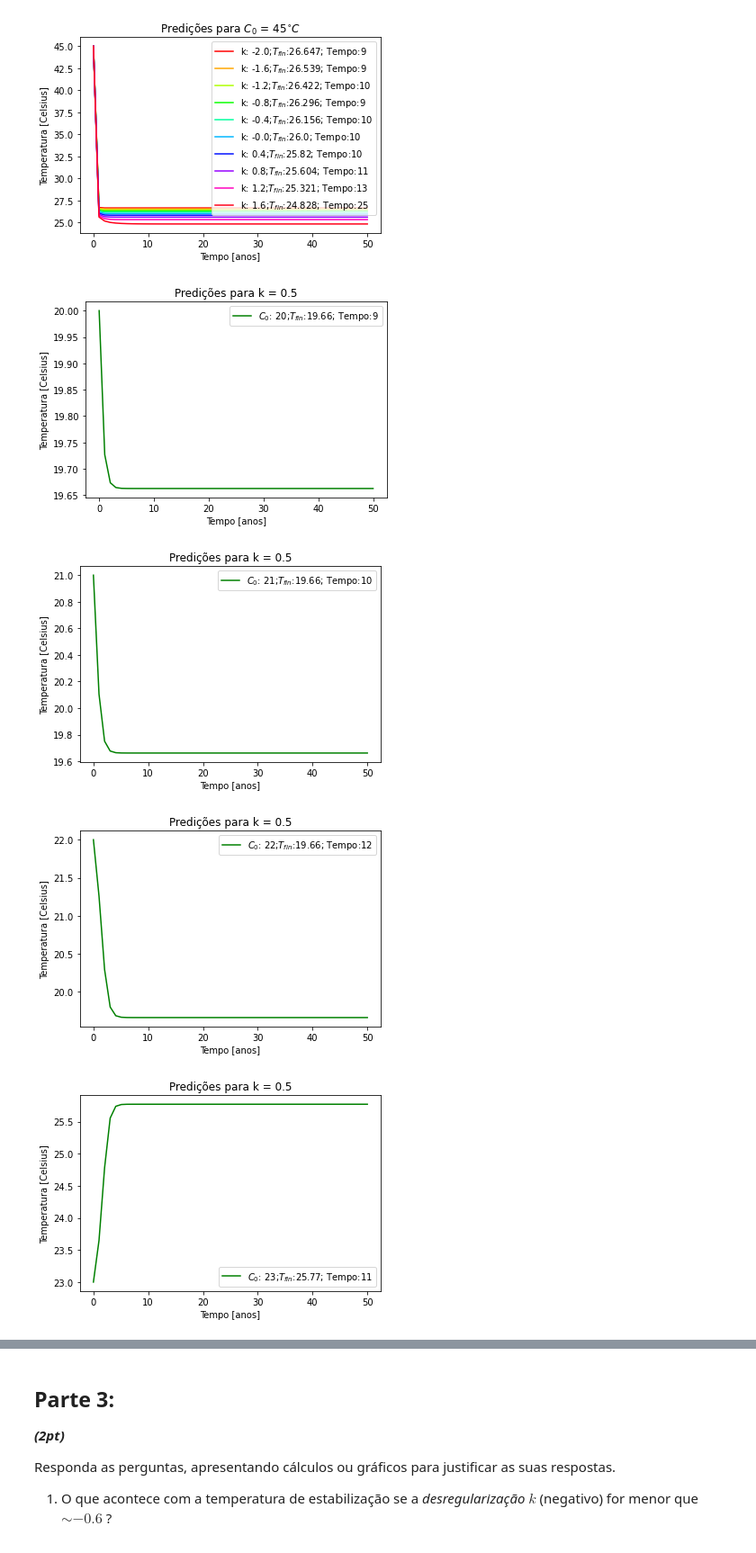
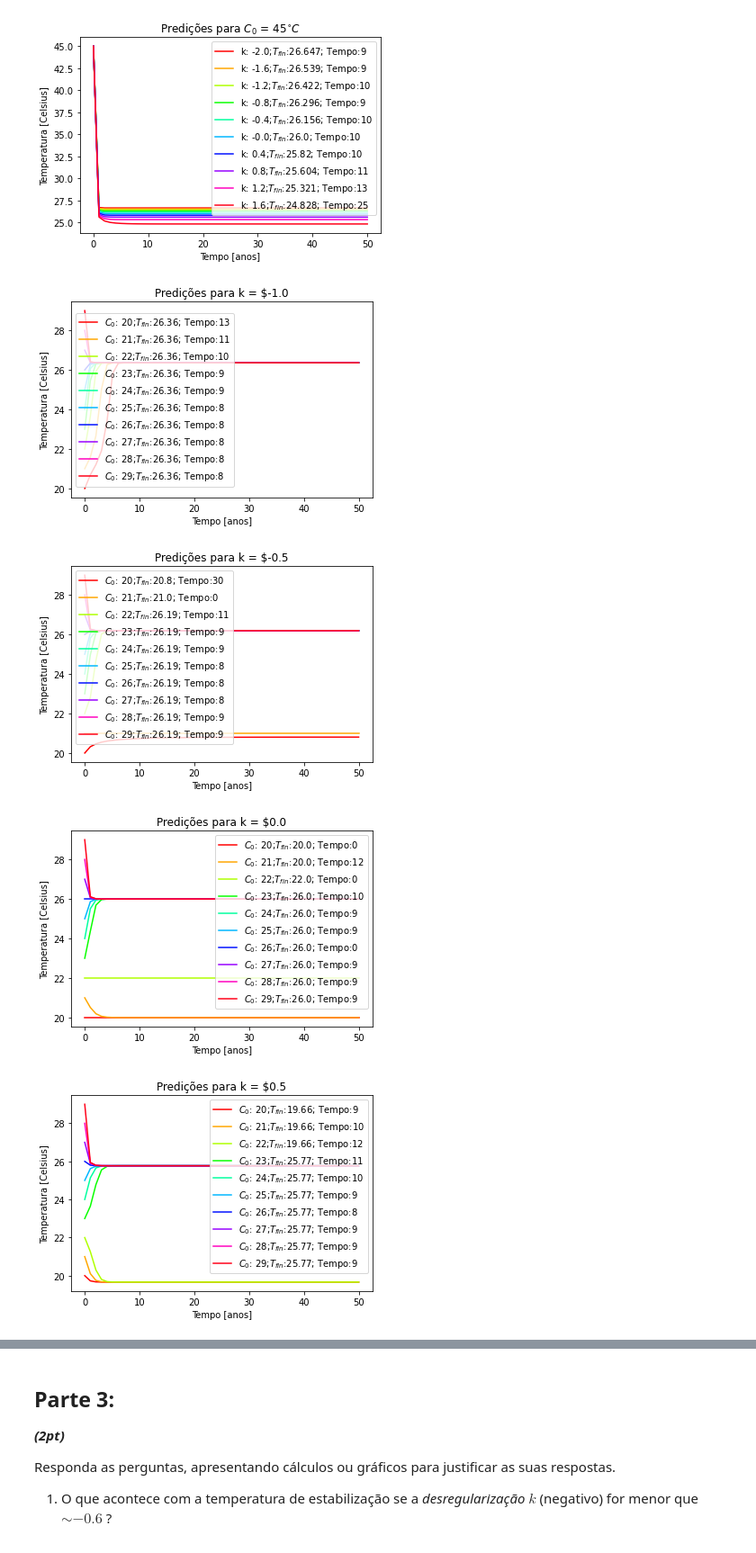
Before and after one commit to MataiasCost/Python_UERJ, a Jupyter notebook: Projeto1_IntroPythonUERJ.ipynb, the cells around one changed output, grey strips where cells are left out. Shown at 90% size. Cells and saved outputs as stored; diff of their text form; code cells hidden in the pictures.

```diff
--- a/Projeto1_IntroPythonUERJ.ipynb
+++ b/Projeto1_IntroPythonUERJ.ipynb
@@ -389,35 +389,35 @@ def achar_temperatura_equilibrio_e_tempo_pra_chegar_nela(y):
   valor_anterior = -999
   tempo_para_chegar_na_temperatura = -1
   numero_de_ocorrencias = 0
   for valor_temperatura in y:
     #print('valor anterior: ',round(float(valor_anterior),3))
     #print('valor temperatura: ',round(float(valor_temperatura),3))
     if round(float(valor_anterior),2) == round(float(valor_temperatura),2):
       numero_de_ocorrencias += 1
       valor_anterior = valor_temperatura
     elif valor_anterior != valor_temperatura:
       numero_de_ocorrencias = 0
       valor_anterior = valor_temperatura
     #print(numero_de_ocorrencias)
     if numero_de_ocorrencias > 5:            # optei por escolher o valor da temperatura se ele se mantiver por mais de 5 anos.
       flag_chegamos_no_equilibrio = True
       tempo_para_chegar_na_temperatura = list(y).index(valor_temperatura)
       break
     #print('-----------------')
   #print(flag_chegamos_no_equilibrio)
   return flag_chegamos_no_equilibrio,tempo_para_chegar_na_temperatura, round(float(valor_temperatura),2)
 
 
 
 
 
 Lista_das_temperaturas = np.arange(20,30,1)                      # Declaração da lista de valores da temperatura, começando com 0 e chegando até 50, em intervalos de 50/10 graus
 Lista_dos_valores_de_k = np.arange(-1,1,0.5)                    # Declaração da lista de valores de ks, começando com -3 e chegando até 3, em intervalos regulares de 6/20
 
 
-adquirir_valores_e_fazer_plots(0.5,Lista_das_temperaturas,True,True)
+adquirir_valores_e_fazer_plots(Lista_dos_valores_de_k,Lista_das_temperaturas,False,False)
 # %% [output]
-[figure, old version]
+[figure, new version]
-[figure, old version]
+[figure, new version]
-[figure, old version]
+[figure, new version]
-[figure, old version]
+[figure, new version]
```
Also changed, not shown: parts of 1 cell of this notebook.
